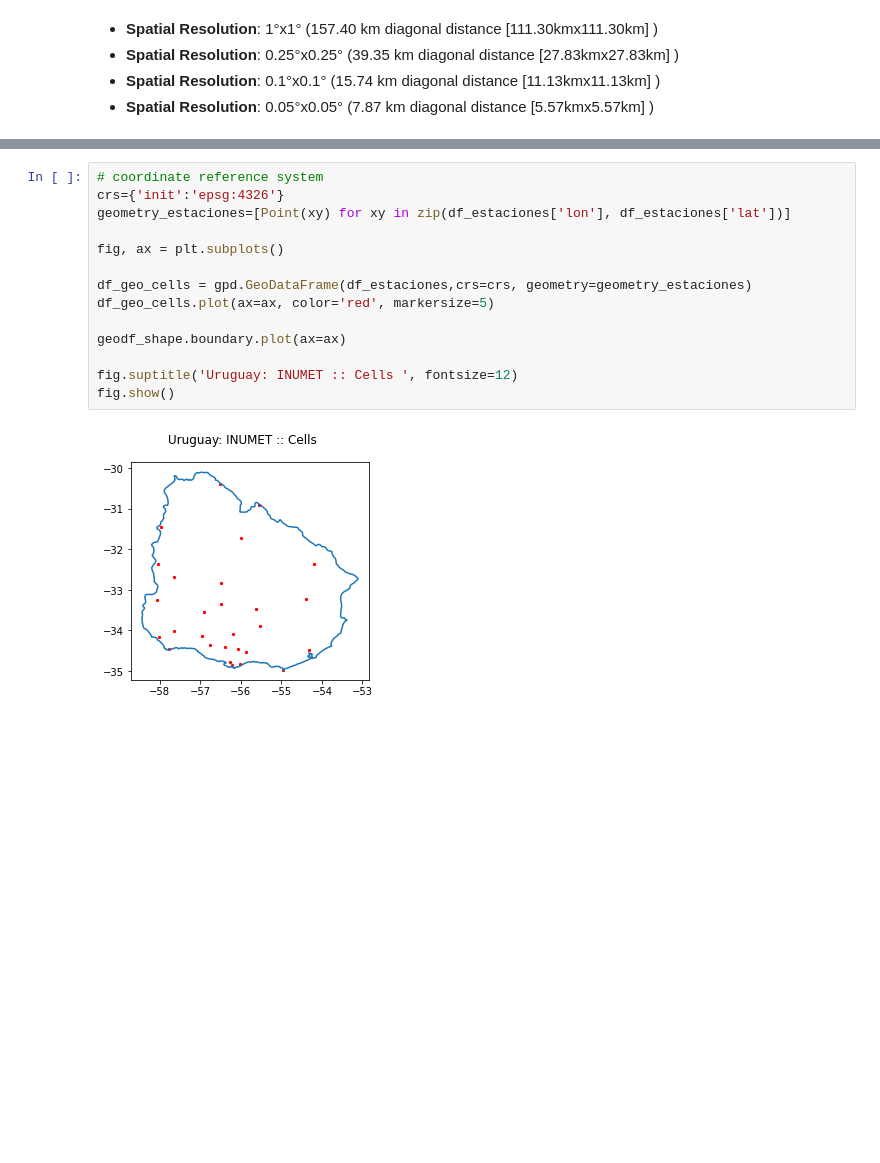
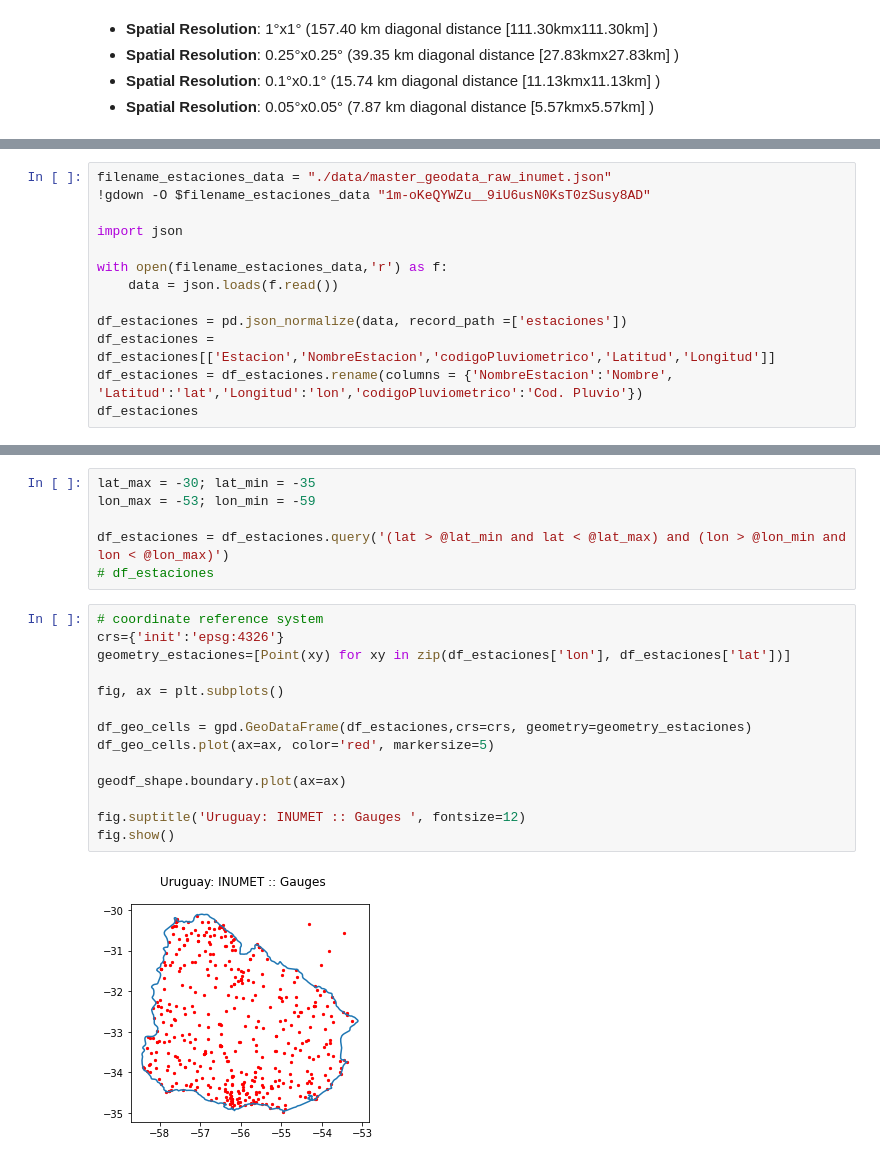
Before and after one commit to ml-as-a-service/SBPP_GAUGE_Uruguay_2000_2020, a Jupyter notebook: 02 - DataSource/02-06 INUMET - Precipitation Data.ipynb, the cells around one changed output, grey strips where cells are left out. Saved outputs shown, nothing was run; the diff lists cells and outputs as text; blank space fills up the shorter version.

```diff
--- a/02 - DataSource/02-06 INUMET - Precipitation Data.ipynb
+++ b/02 - DataSource/02-06 INUMET - Precipitation Data.ipynb
@@ -267,0 +261,13 @@ df_estaciones
+# %%
+filename_estaciones_data = "./data/master_geodata_raw_inumet.json"
+!gdown -O $filename_estaciones_data "1m-oKeQYWZu__9iU6usN0KsT0zSusy8AD"
+
+import json
+
+with open(filename_estaciones_data,'r') as f:
+    data = json.loads(f.read())
+
+df_estaciones = pd.json_normalize(data, record_path =['estaciones'])
+df_estaciones = df_estaciones[['Estacion','NombreEstacion','codigoPluviometrico','Latitud','Longitud']]
+df_estaciones = df_estaciones.rename(columns = {'NombreEstacion':'Nombre', 'Latitud':'lat','Longitud':'lon','codigoPluviometrico':'Cod. Pluvio'})
+df_estaciones
@@ -268,16 +291,22 @@ df_estaciones
+# %%
+lat_max = -30; lat_min = -35
+lon_max = -53; lon_min = -59
+
+df_estaciones = df_estaciones.query('(lat > @lat_min and lat < @lat_max) and (lon > @lon_min and lon < @lon_max)')
+# df_estaciones
 # %%
 # coordinate reference system
 crs={'init':'epsg:4326'}
 geometry_estaciones=[Point(xy) for xy in zip(df_estaciones['lon'], df_estaciones['lat'])]
 
 fig, ax = plt.subplots()
 
 df_geo_cells = gpd.GeoDataFrame(df_estaciones,crs=crs, geometry=geometry_estaciones)
 df_geo_cells.plot(ax=ax, color='red', markersize=5)
 
 geodf_shape.boundary.plot(ax=ax)
 
-fig.suptitle('Uruguay: INUMET :: Cells ', fontsize=12)
+fig.suptitle('Uruguay: INUMET :: Gauges ', fontsize=12)
 fig.show()
 # %% [output]
-[figure, old version]
+[figure, new version]
```
Also changed, not shown: parts of 12 cells of this notebook, 9 other files.
